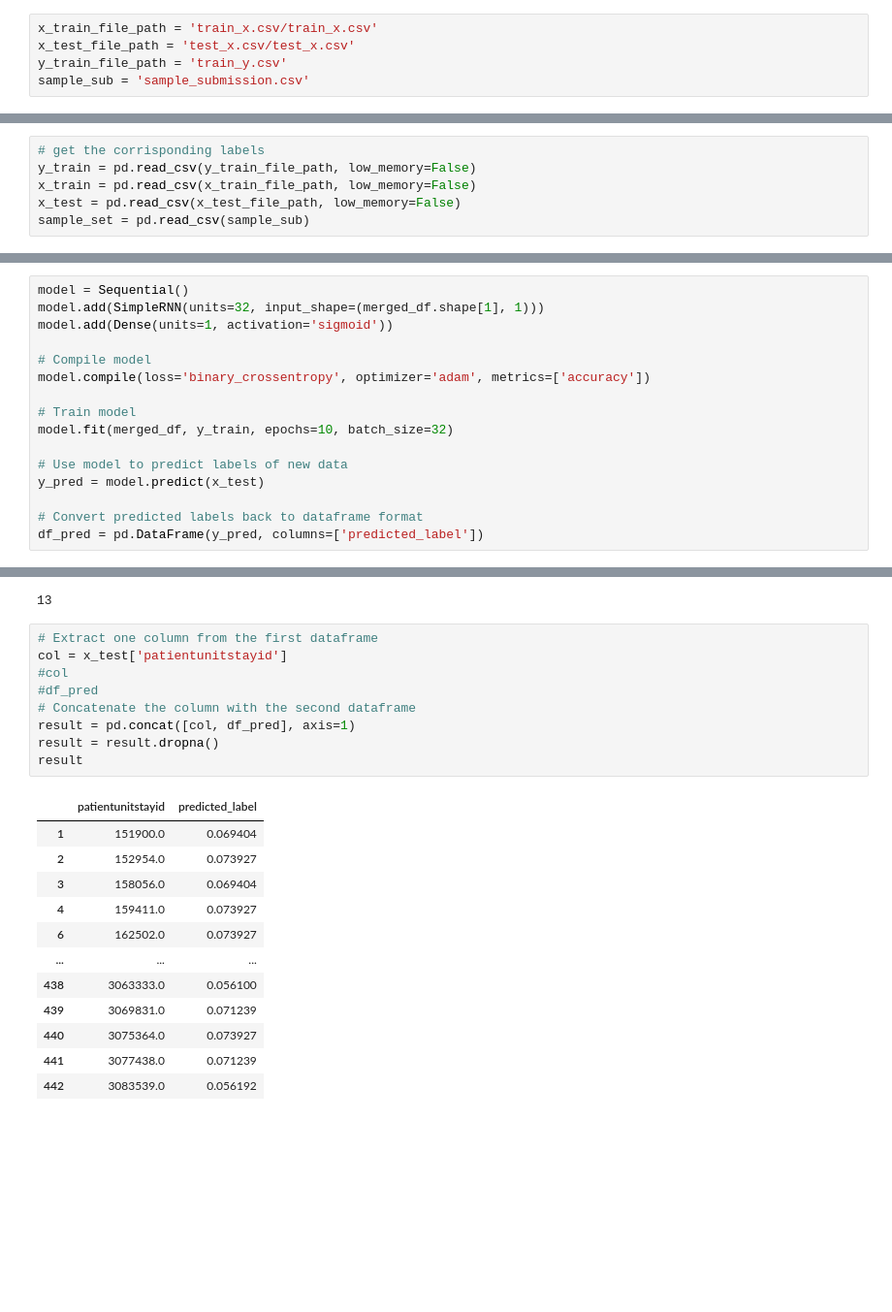
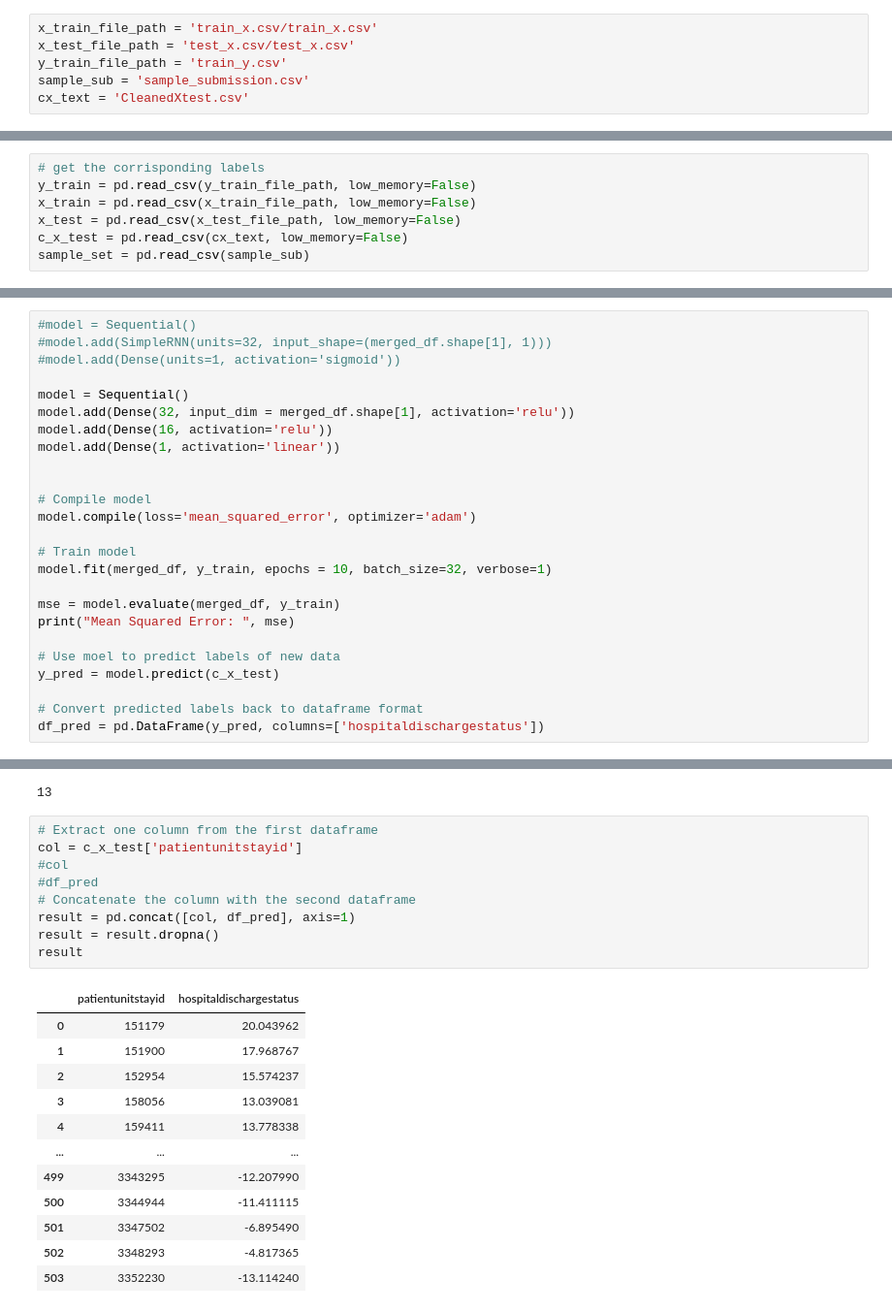
Before and after one commit to AlexMoree/Csce421Final, a Jupyter notebook: Final Project Code.ipynb, the cells around one changed output, grey strips where cells are left out. Shown at 97% size. Saved outputs shown, nothing was run; the diff lists cells and outputs as text; blank space fills up the shorter version.

```diff
--- a/Final Project Code.ipynb
+++ b/Final Project Code.ipynb
@@ -3,6 +3,7 @@ x_train_file_path = 'train_x.csv/train_x.csv'
 x_test_file_path = 'test_x.csv/test_x.csv'
 y_train_file_path = 'train_y.csv'
 sample_sub = 'sample_submission.csv'
+cx_text = 'CleanedXtest.csv'
 # %%
 from keras.models import Sequential
 from keras.layers import Dense
@@ -25,6 +26,7 @@ import pandas as pd # data processing, CSV file I/O (e.g. pd.read_csv)
 y_train = pd.read_csv(y_train_file_path, low_memory=False)
 x_train = pd.read_csv(x_train_file_path, low_memory=False)
 x_test = pd.read_csv(x_test_file_path, low_memory=False)
+c_x_test = pd.read_csv(cx_text, low_memory=False)
 sample_set = pd.read_csv(sample_sub)
 # %%
 x_train = x_train.dropna(axis=1, how='all')
@@ -137,17 +202,26 @@ print(y_pred)
 # %%
+#model = Sequential()
+#model.add(SimpleRNN(units=32, input_shape=(merged_df.shape[1], 1)))
+#model.add(Dense(units=1, activation='sigmoid'))
+
 model = Sequential()
-model.add(SimpleRNN(units=32, input_shape=(merged_df.shape[1], 1)))
-model.add(Dense(units=1, activation='sigmoid'))
+model.add(Dense(32, input_dim = merged_df.shape[1], activation='relu'))
+model.add(Dense(16, activation='relu'))
+model.add(Dense(1, activation='linear'))
+
 
 # Compile model
-model.compile(loss='binary_crossentropy', optimizer='adam', metrics=['accuracy'])
+model.compile(loss='mean_squared_error', optimizer='adam')
 
 # Train model
-model.fit(merged_df, y_train, epochs=10, batch_size=32)
+model.fit(merged_df, y_train, epochs = 10, batch_size=32, verbose=1)
 
-# Use model to predict labels of new data
-y_pred = model.predict(x_test)
+mse = model.evaluate(merged_df, y_train)
+print("Mean Squared Error: ", mse)
+
+# Use moel to predict labels of new data
+y_pred = model.predict(c_x_test)
 
 # Convert predicted labels back to dataframe format
-df_pred = pd.DataFrame(y_pred, columns=['predicted_label'])
+df_pred = pd.DataFrame(y_pred, columns=['hospitaldischargestatus'])
 # %% [output]
@@ -174,23 +248,23 @@ merged_df.shape[1]
 13
 # %%
 # Extract one column from the first dataframe
-col = x_test['patientunitstayid']
+col = c_x_test['patientunitstayid']
 #col
 #df_pred
 # Concatenate the column with the second dataframe
 result = pd.concat([col, df_pred], axis=1)
 result = result.dropna()
 result
 # %% [output]
-|  | patientunitstayid | predicted_label |
-| 1 | 151900.0 | 0.069404 |
-| 2 | 152954.0 | 0.073927 |
-| 3 | 158056.0 | 0.069404 |
-| 4 | 159411.0 | 0.073927 |
-| 6 | 162502.0 | 0.073927 |
+|  | patientunitstayid | hospitaldischargestatus |
+| 0 | 151179 | 20.043962 |
+| 1 | 151900 | 17.968767 |
+| 2 | 152954 | 15.574237 |
+| 3 | 158056 | 13.039081 |
+| 4 | 159411 | 13.778338 |
 | ... | ... | ... |
-| 438 | 3063333.0 | 0.056100 |
-| 439 | 3069831.0 | 0.071239 |
-| 440 | 3075364.0 | 0.073927 |
-| 441 | 3077438.0 | 0.071239 |
-| 442 | 3083539.0 | 0.056192 |
+| 499 | 3343295 | -12.207990 |
+| 500 | 3344944 | -11.411115 |
+| 501 | 3347502 | -6.895490 |
+| 502 | 3348293 | -4.817365 |
+| 503 | 3352230 | -13.114240 |
```
Also changed, not shown: parts of 10 cells of this notebook.
